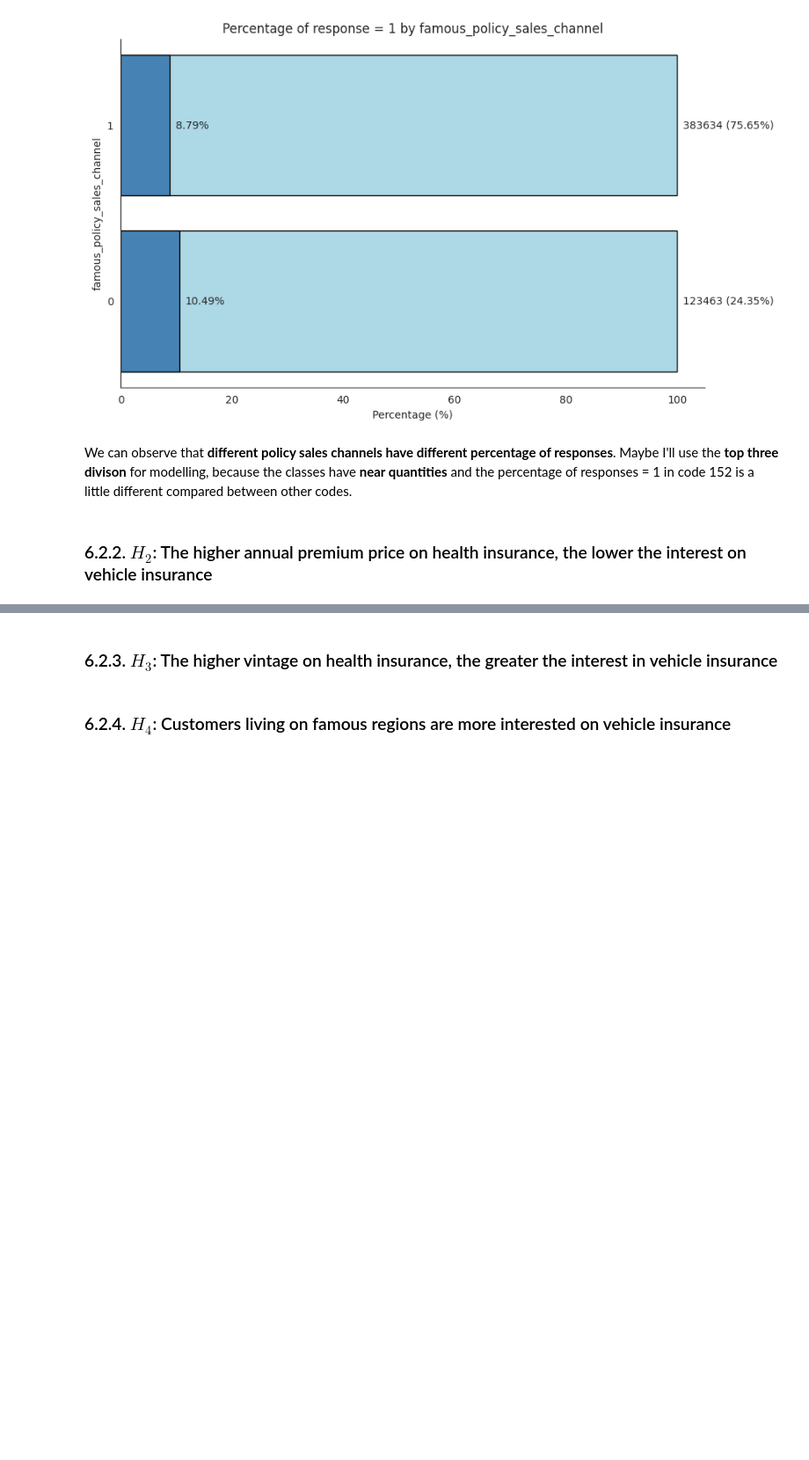
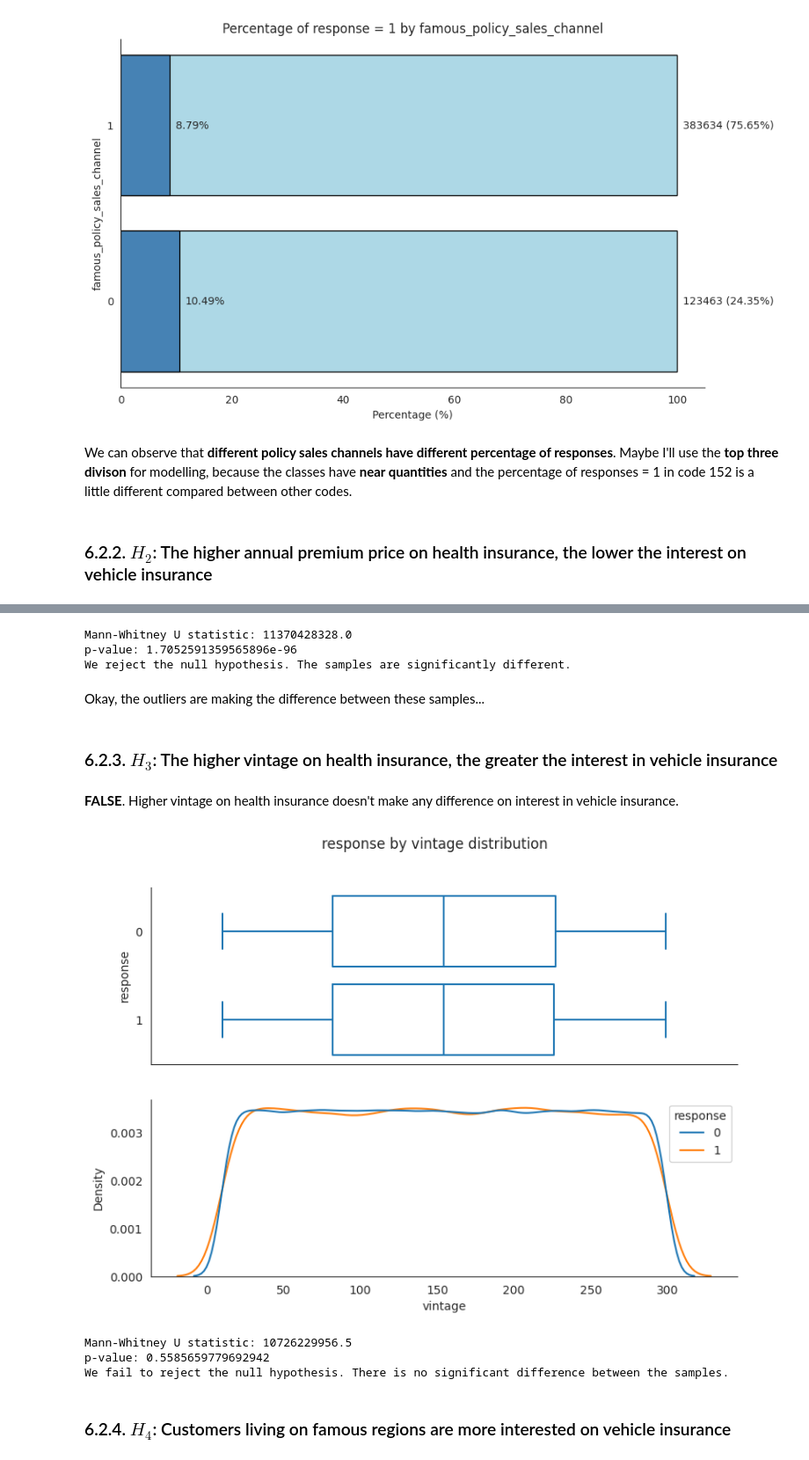
Before and after one commit to Emersonmiady/health-insurance-cross-sell, a Jupyter notebook: src/hi_cs_analysis.ipynb, the cells around one changed output, grey strips where cells are left out. Shown at 88% size. Saved outputs shown, nothing was run; the diff lists cells and outputs as text; code cells hidden in the pictures; blank space fills up the shorter version.

Commit message:
Finished the business hypothesis testing

```diff
--- a/src/hi_cs_analysis.ipynb
+++ b/src/hi_cs_analysis.ipynb
@@ -681,4 +750,26 @@ We can observe that **different policy sales channels have different percentage
+# %%
+mann_whitney_test(df_eda[df_eda['response'] == 1]['annual_premium'],
+                  df_eda[df_eda['response'] == 0]['annual_premium']);
+# %% [output]
+Mann-Whitney U statistic: 11370428328.0
+p-value: 1.7052591359565896e-96
+We reject the null hypothesis. The samples are significantly different.
+# %% [markdown]
+Okay, the outliers are making the difference between these samples...
 # %% [markdown]
 ### 6.2.3. $H_{3}$: The higher vintage on health insurance, the greater the interest in vehicle insurance
+# %% [markdown]
+**FALSE**. Higher vintage on health insurance doesn't make any difference on interest in vehicle insurance.
+# %%
+plot_box_kde_by_category(df_eda, 'vintage', 'response')
+# %% [output]
+[figure, added]
+# %%
+mann_whitney_test(df_eda[df_eda['response'] == 1]['vintage'],
+                  df_eda[df_eda['response'] == 0]['vintage']);
+# %% [output]
+Mann-Whitney U statistic: 10726229956.5
+p-value: 0.5585659779692942
+We fail to reject the null hypothesis. There is no significant difference between the samples.
 # %% [markdown]
 ### 6.2.4. $H_{4}$: Customers living on famous regions are more interested on vehicle insurance
```
Also changed, not shown: parts of 36 cells of this notebook.
